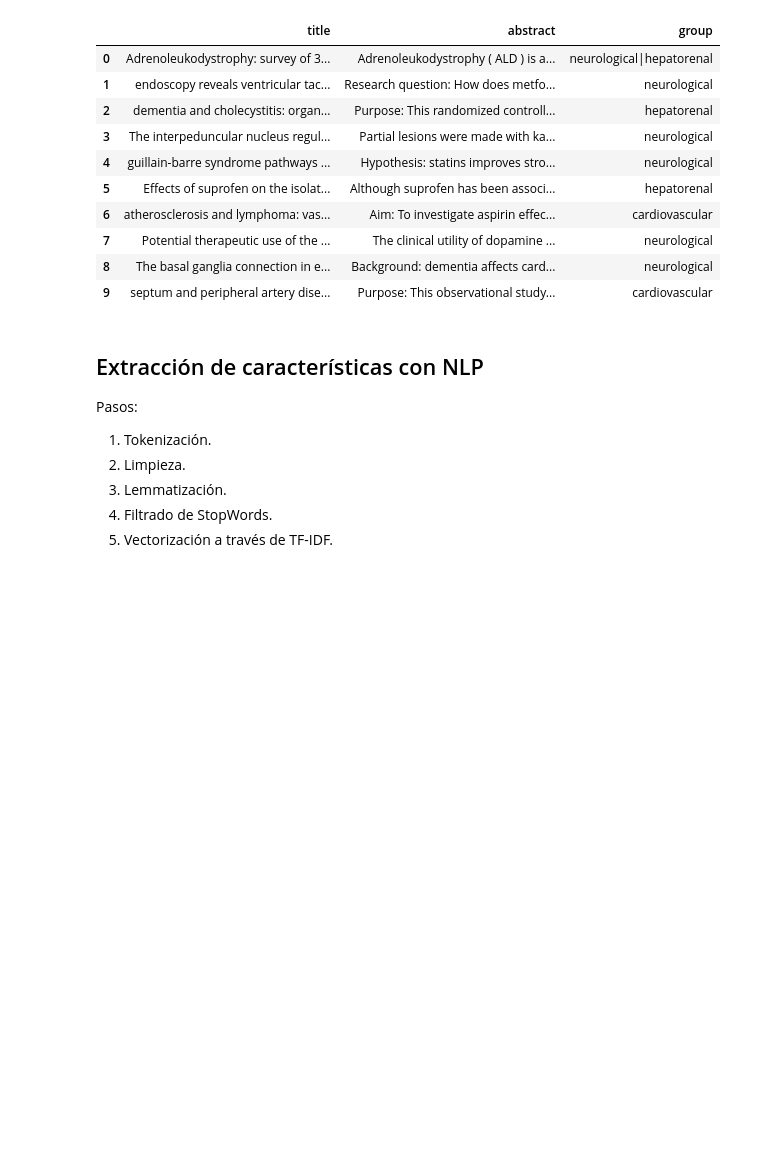
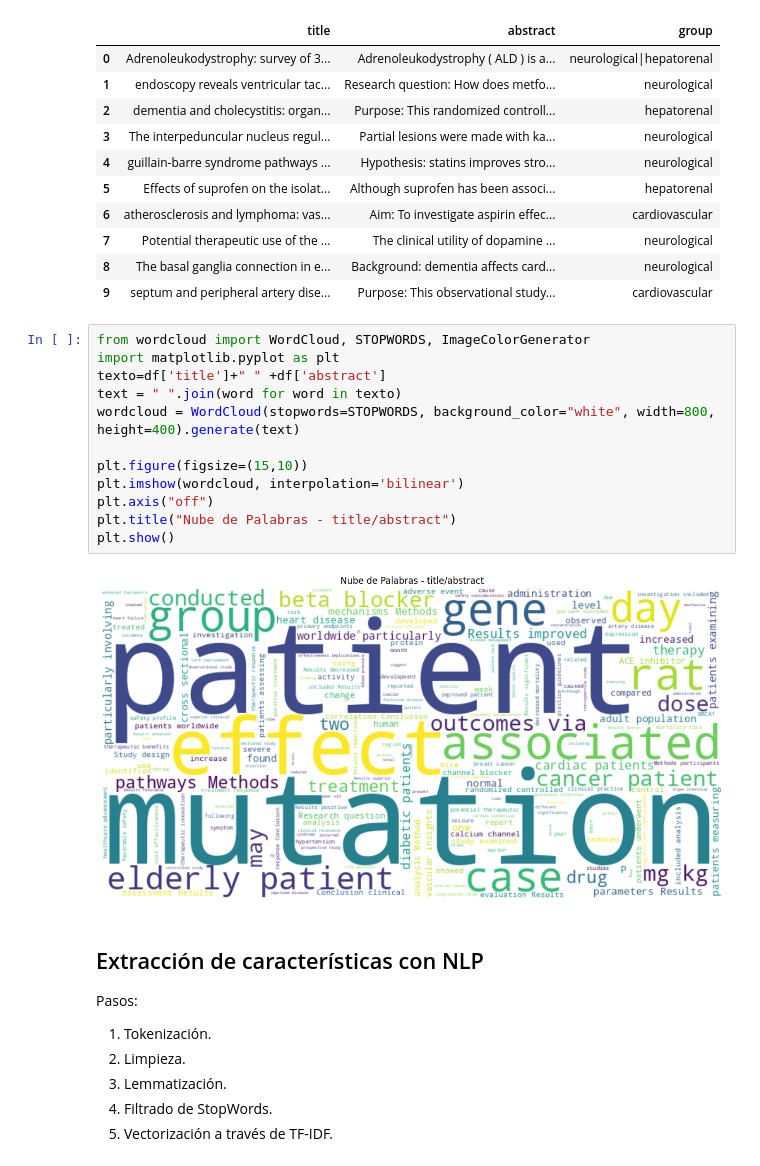
Before and after one commit to bryanMontoya/ChallengeTS, a Jupyter notebook: src/challenge_solution.ipynb, the cells around one changed output. Saved outputs shown, nothing was run; the diff lists cells and outputs as text; blank space fills up the shorter version.

```diff
--- a/src/challenge_solution.ipynb
+++ b/src/challenge_solution.ipynb
@@ -25,6 +25,20 @@ df.head(10)
 | 7 | Potential therapeutic use of the ... | The clinical utility of dopamine ... | neurological |
 | 8 | The basal ganglia connection in e... | Background: dementia affects card... | neurological |
 | 9 | septum and peripheral artery dise... | Purpose: This observational study... | cardiovascular |
+# %%
+from wordcloud import WordCloud, STOPWORDS, ImageColorGenerator
+import matplotlib.pyplot as plt
+texto=df['title']+" " +df['abstract']
+text = " ".join(word for word in texto)
+wordcloud = WordCloud(stopwords=STOPWORDS, background_color="white", width=800, height=400).generate(text)
+
+plt.figure(figsize=(15,10))
+plt.imshow(wordcloud, interpolation='bilinear')
+plt.axis("off")
+plt.title("Nube de Palabras - title/abstract")
+plt.show()
+# %% [output]
+[figure, added]
 # %% [markdown]
 ## Extracción de características con NLP
 
```
Also changed, not shown: parts of 27 cells of this notebook, 1 other file.
